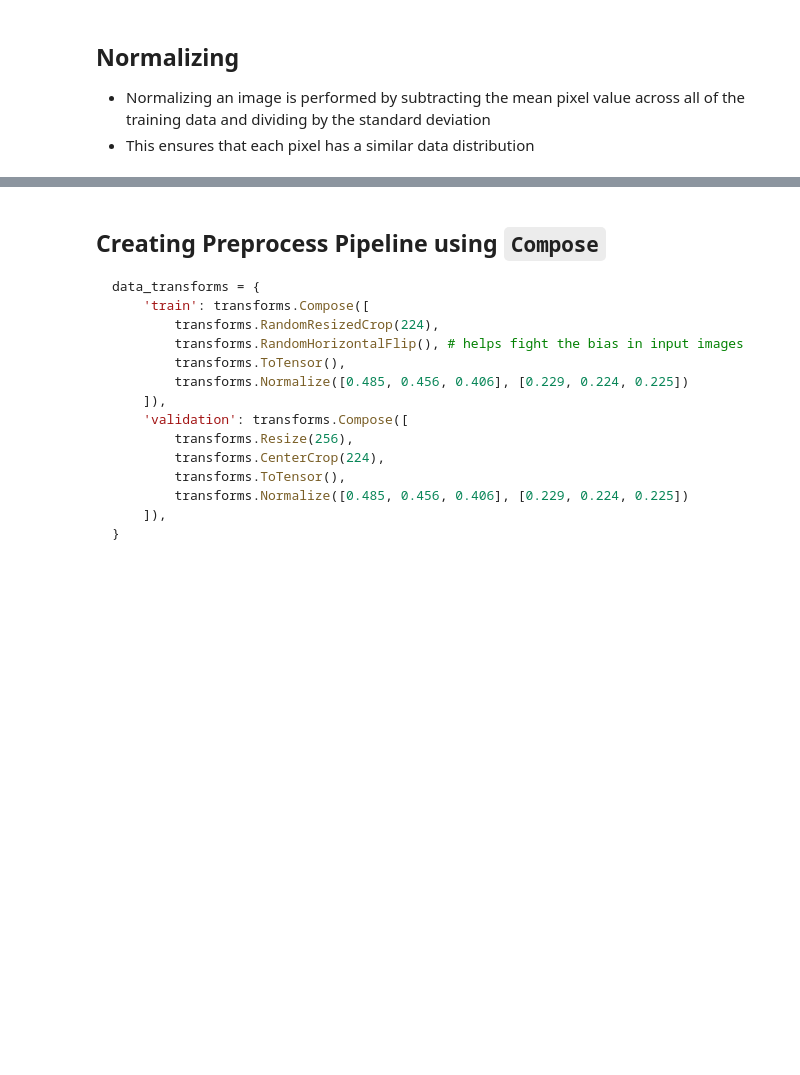
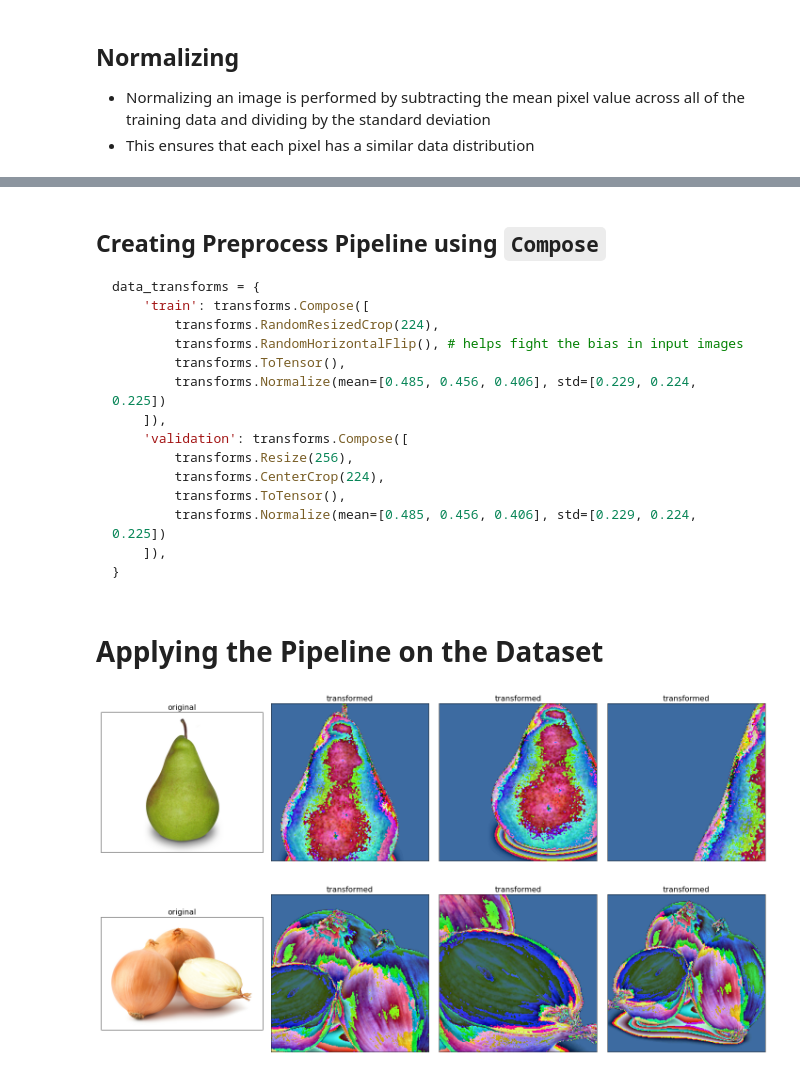
Before and after one commit to krebso/zelovoc, a Jupyter notebook: presentation.ipynb, the cells around one changed output, grey strips where cells are left out. Saved outputs shown, nothing was run; the diff lists cells and outputs as text; code cells hidden in the pictures; blank space fills up the shorter version.

````diff
--- a/presentation.ipynb
+++ b/presentation.ipynb
@@ -277,13 +277,48 @@ data_transforms = {
         transforms.RandomResizedCrop(224),
         transforms.RandomHorizontalFlip(), # helps fight the bias in input images
         transforms.ToTensor(),
-        transforms.Normalize([0.485, 0.456, 0.406], [0.229, 0.224, 0.225])
+        transforms.Normalize(mean=[0.485, 0.456, 0.406], std=[0.229, 0.224, 0.225])
     ]),
     'validation': transforms.Compose([
         transforms.Resize(256),
         transforms.CenterCrop(224),
         transforms.ToTensor(),
-        transforms.Normalize([0.485, 0.456, 0.406], [0.229, 0.224, 0.225])
+        transforms.Normalize(mean=[0.485, 0.456, 0.406], std=[0.229, 0.224, 0.225])
     ]),
 }
 ```
+# %% [markdown]
+# Applying the Pipeline on the Dataset
+# %%
+from torchvision import datasets
+
+transforms = {
+    'train': T.Compose([
+        T.RandomResizedCrop(224),
+        T.RandomHorizontalFlip(), # helps fight the bias in input images
+        T.ToTensor(),
+        T.Normalize(mean=[0.485, 0.456, 0.406], std=[0.229, 0.224, 0.225])
+    ]),
+    'validation': T.Compose([
+        T.Resize(256),
+        T.CenterCrop(224),
+        T.ToTensor(),
+        T.Normalize(mean=[0.485, 0.456, 0.406], std=[0.229, 0.224, 0.225])
+    ]),
+}
+
+
+imgs = [Image.open(fp) for fp in [
+    'dataset/train/pear/Image_4.jpg',
+    'dataset/train/onion/Image_1.jpg'
+]]
+
+for orig_img in imgs:
+    to_pil = T.ToPILImage(mode='RGB')
+
+    transformed = [to_pil(transforms['train'](orig_img)) for i in range(3)]
+
+    plot([transformed], img_titles=['original'] + ['transformed']*5)
+# %% [output]
+[figure, added]
+[figure, added]
````
Also changed, not shown: parts of 6 cells of this notebook, 1 other file.
